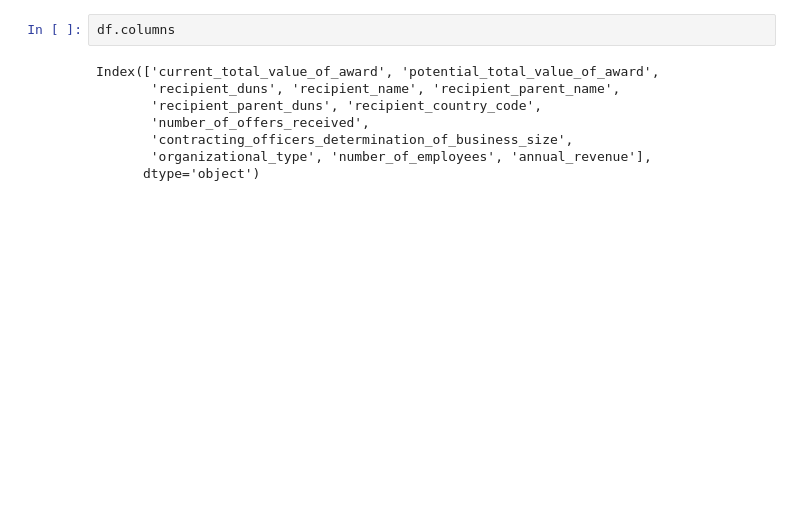
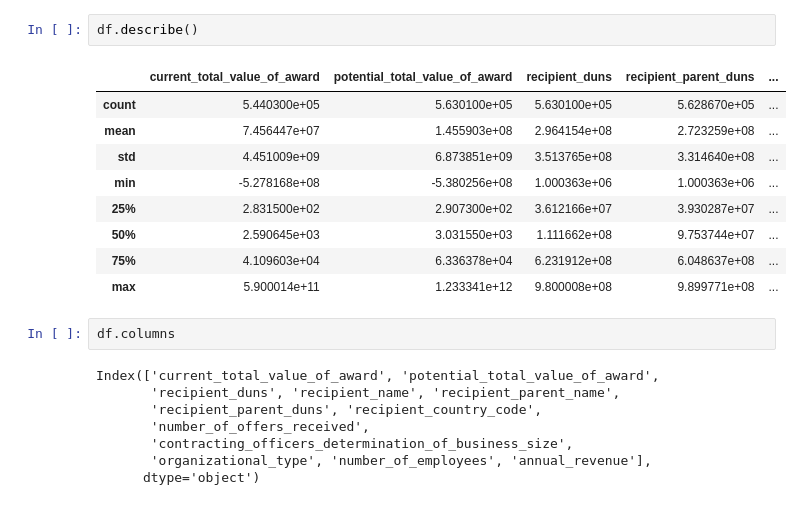
Before and after one commit to yontartu/citizens-united, a Jupyter notebook: FedContractorList.ipynb, the cells around one changed output. Cells and saved outputs as stored; diff of their text form; blank space fills up the shorter version.

```diff
--- a/FedContractorList.ipynb
+++ b/FedContractorList.ipynb
@@ -16,3 +101,15 @@ df.head()
+# %%
+df.describe()
+# %% [output]
+|  | current_total_value_of_award | potential_total_value_of_award | recipient_duns | recipient_parent_duns | ... |
+| count | 5.440300e+05 | 5.630100e+05 | 5.630100e+05 | 5.628670e+05 | ... |
+| mean | 7.456447e+07 | 1.455903e+08 | 2.964154e+08 | 2.723259e+08 | ... |
+| std | 4.451009e+09 | 6.873851e+09 | 3.513765e+08 | 3.314640e+08 | ... |
+| min | -5.278168e+08 | -5.380256e+08 | 1.000363e+06 | 1.000363e+06 | ... |
+| 25% | 2.831500e+02 | 2.907300e+02 | 3.612166e+07 | 3.930287e+07 | ... |
+| 50% | 2.590645e+03 | 3.031550e+03 | 1.111662e+08 | 9.753744e+07 | ... |
+| 75% | 4.109603e+04 | 6.336378e+04 | 6.231912e+08 | 6.048637e+08 | ... |
+| max | 5.900014e+11 | 1.233341e+12 | 9.800008e+08 | 9.899771e+08 | ... |
 # %%
 df.columns
 # %% [output]
```
Also changed, not shown: parts of 25 cells of this notebook, 1 other file.
